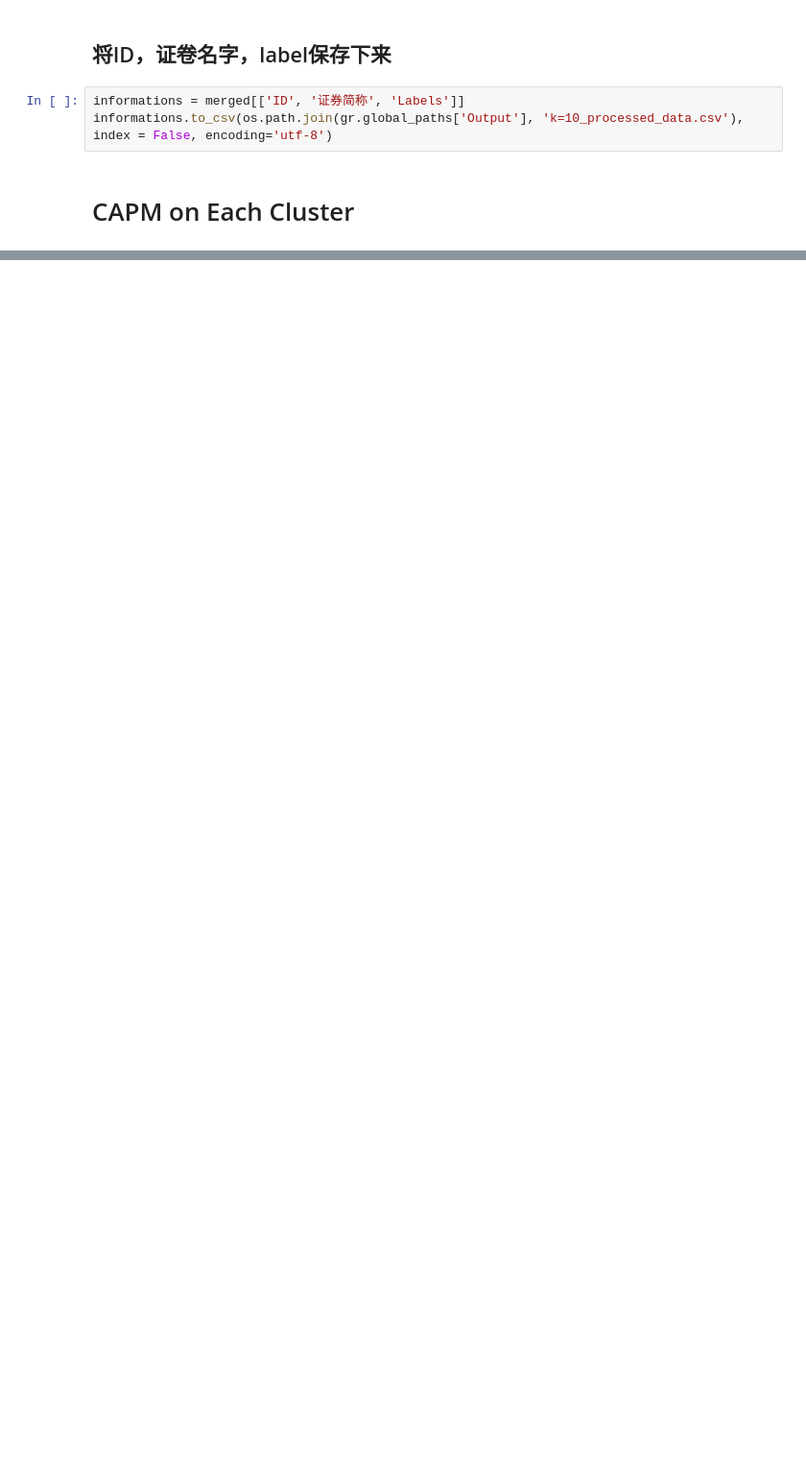
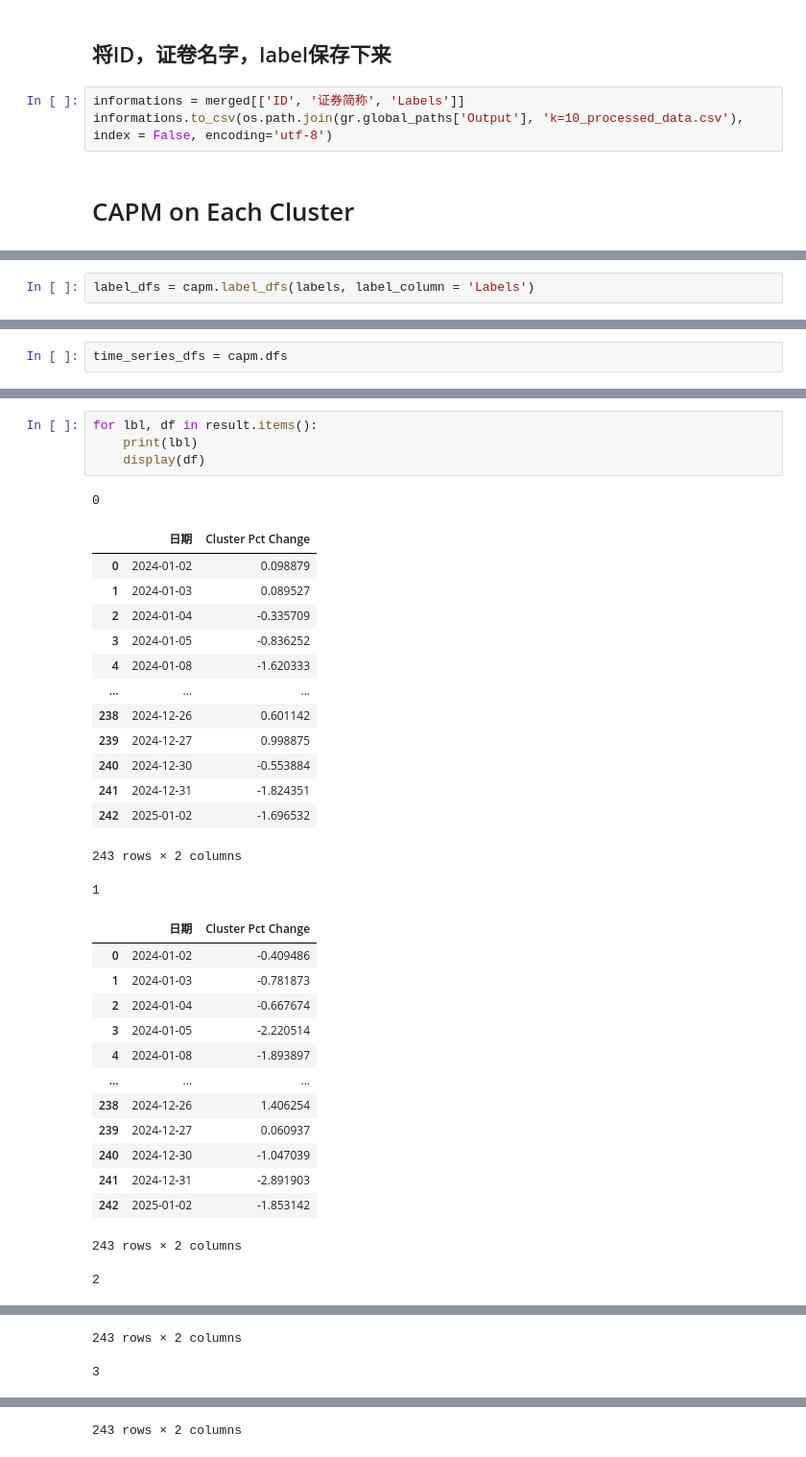
Before and after one commit to wsxrfv9090/Quantitative-Investment-Algorithms, a Jupyter notebook: Chinese Stock Analysis.ipynb, the cells around one changed output, grey strips where cells are left out. Shown at 96% size. Drawn from its saved outputs; the diff is of its cells as text; blank space fills up the shorter version.

```diff
--- a/Chinese Stock Analysis.ipynb
+++ b/Chinese Stock Analysis.ipynb
@@ -301,0 +343,2 @@ informations.to_csv(os.path.join(gr.global_paths['Output'], 'k=10_processed_data
+# %%
+label_dfs = capm.label_dfs(labels, label_column = 'Labels')
@@ -301,0 +347,2 @@ informations.to_csv(os.path.join(gr.global_paths['Output'], 'k=10_processed_data
+# %%
+time_series_dfs = capm.dfs
@@ -301,0 +402,34 @@ informations.to_csv(os.path.join(gr.global_paths['Output'], 'k=10_processed_data
+# %%
+for lbl, df in result.items():
+    print(lbl)
+    display(df)
+# %% [output]
+0
+|  | 日期 | Cluster Pct Change |
+| 0 | 2024-01-02 | 0.098879 |
+| 1 | 2024-01-03 | 0.089527 |
+| 2 | 2024-01-04 | -0.335709 |
+| 3 | 2024-01-05 | -0.836252 |
+| 4 | 2024-01-08 | -1.620333 |
+| ... | ... | ... |
+| 238 | 2024-12-26 | 0.601142 |
+| 239 | 2024-12-27 | 0.998875 |
+| 240 | 2024-12-30 | -0.553884 |
+| 241 | 2024-12-31 | -1.824351 |
+| 242 | 2025-01-02 | -1.696532 |
+243 rows × 2 columns
+1
+|  | 日期 | Cluster Pct Change |
+| 0 | 2024-01-02 | -0.409486 |
+| 1 | 2024-01-03 | -0.781873 |
+| 2 | 2024-01-04 | -0.667674 |
+| 3 | 2024-01-05 | -2.220514 |
+| 4 | 2024-01-08 | -1.893897 |
+| ... | ... | ... |
+| 238 | 2024-12-26 | 1.406254 |
+| 239 | 2024-12-27 | 0.060937 |
+| 240 | 2024-12-30 | -1.047039 |
+| 241 | 2024-12-31 | -2.891903 |
+| 242 | 2025-01-02 | -1.853142 |
+243 rows × 2 columns
+2
@@ -301,0 +448,2 @@ informations.to_csv(os.path.join(gr.global_paths['Output'], 'k=10_processed_data
+243 rows × 2 columns
+3
@@ -301,0 +462 @@ informations.to_csv(os.path.join(gr.global_paths['Output'], 'k=10_processed_data
+243 rows × 2 columns
```
Also changed, not shown: parts of 26 cells of this notebook, 26 other files.
